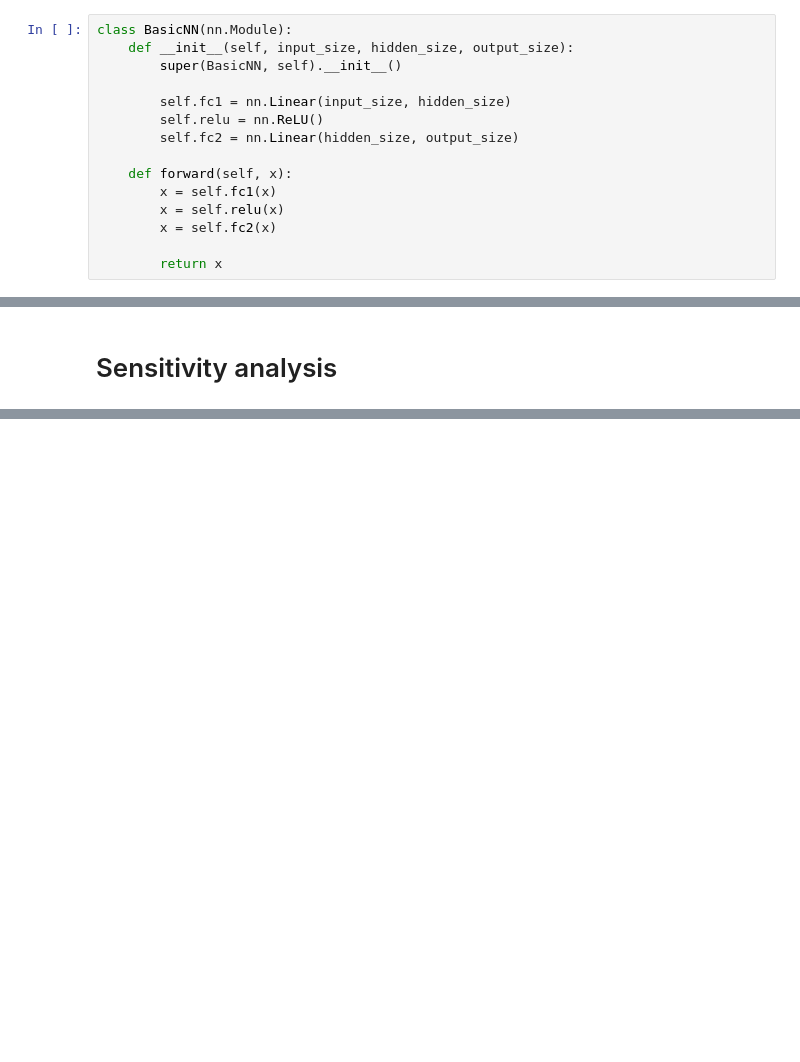
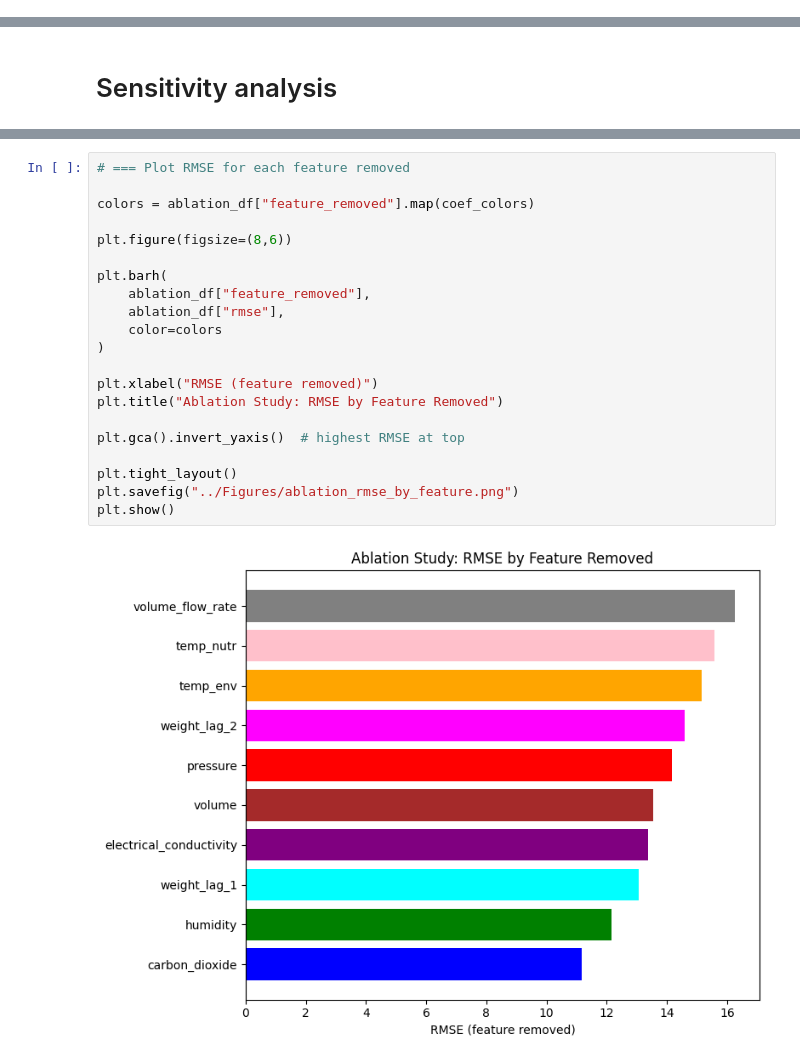
Before and after one commit to GerardoG2/plant-health-status, a Jupyter notebook: Notebooks/NeuralNetwork_t1.ipynb, the cells around one changed output, grey strips where cells are left out. Drawn from its saved outputs; the diff is of its cells as text; blank space fills up the shorter version.

```diff
--- a/Notebooks/NeuralNetwork_t1.ipynb
+++ b/Notebooks/NeuralNetwork_t1.ipynb
@@ -172,21 +172,6 @@ df
 | 57 | 248.0 | 511.530612 | 22.304286 | 71.859592 | 99342.587347 | 1943.295918 | 550.176327 | ... |
 | 58 | 243.0 | 511.530612 | 22.304286 | 71.859592 | 99342.587347 | 1943.295918 | 550.176327 | ... |
 | 59 | 258.0 | 511.530612 | 22.304286 | 71.859592 | 99342.587347 | 1943.295918 | 550.176327 | ... |
-# %%
-class BasicNN(nn.Module):
-    def __init__(self, input_size, hidden_size, output_size):
-        super(BasicNN, self).__init__()
-
-        self.fc1 = nn.Linear(input_size, hidden_size)
-        self.relu = nn.ReLU()
-        self.fc2 = nn.Linear(hidden_size, output_size)
-
-    def forward(self, x):
-        x = self.fc1(x)
-        x = self.relu(x)
-        x = self.fc2(x)
-
-        return x
 # %%
 import numpy as np
 import torch
@@ -320,0 +693,23 @@ shows importance for automation per var
+# %%
+# === Plot RMSE for each feature removed
+
+colors = ablation_df["feature_removed"].map(coef_colors)
+
+plt.figure(figsize=(8,6))
+
+plt.barh(
+    ablation_df["feature_removed"],
+    ablation_df["rmse"],
+    color=colors
+)
+
+plt.xlabel("RMSE (feature removed)")
+plt.title("Ablation Study: RMSE by Feature Removed")
+
+plt.gca().invert_yaxis()  # highest RMSE at top
+
+plt.tight_layout()
+plt.savefig("../Figures/ablation_rmse_by_feature.png")
+plt.show()
+# %% [output]
+[figure, added]
```
Also changed, not shown: parts of 9 cells of this notebook, 23 other files.
